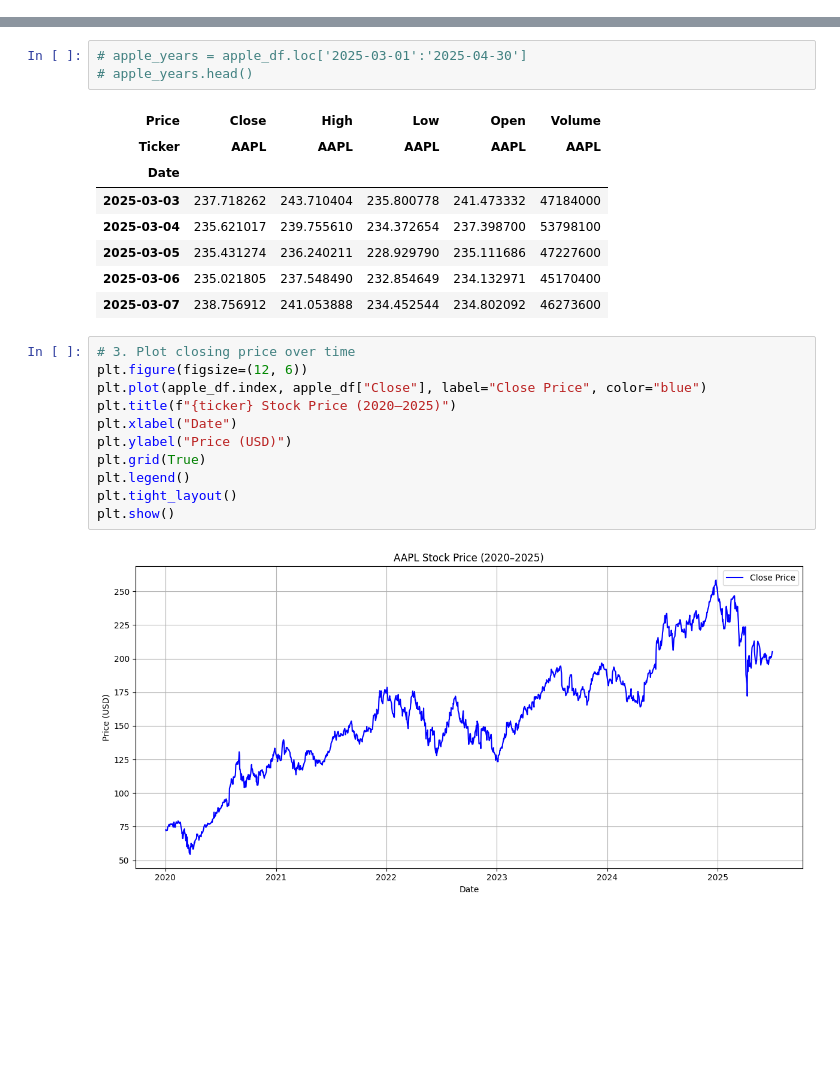
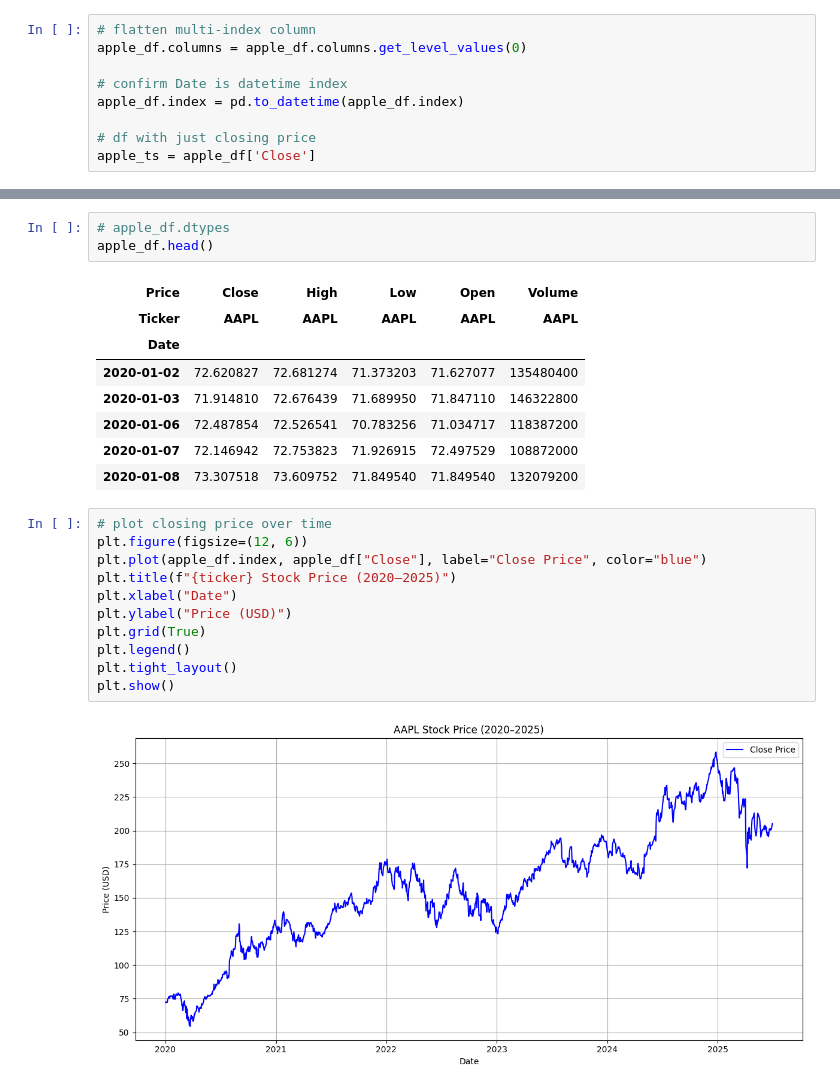
Before and after one commit to edmiller824/sf_tech, a Jupyter notebook: ts_analysis_apple.ipynb, the cells around one changed output, grey strips where cells are left out. Saved outputs shown, nothing was run; the diff lists cells and outputs as text; blank space fills up the shorter version.

Commit message:
completed initial run of time series analysis; updated .gitignore

```diff
--- a/ts_analysis_apple.ipynb
+++ b/ts_analysis_apple.ipynb
@@ -29 +30,10 @@ Date
 2020-01-08  73.307518  73.609752  71.849540  71.849540  132079200
+# %%
+# flatten multi-index column
+apple_df.columns = apple_df.columns.get_level_values(0)
+
+# confirm Date is datetime index
+apple_df.index = pd.to_datetime(apple_df.index)
+
+# df with just closing price
+apple_ts = apple_df['Close']
@@ -30,17 +52,17 @@ Date
 # %%
-# apple_years = apple_df.loc['2025-03-01':'2025-04-30']
-# apple_years.head()
+# apple_df.dtypes
+apple_df.head()
 # %% [output]
 | Price | Close | High | Low | Open | Volume |
 | Ticker | AAPL | AAPL | AAPL | AAPL | AAPL |
 | Date |  |  |  |  |  |
-| 2025-03-03 | 237.718262 | 243.710404 | 235.800778 | 241.473332 | 47184000 |
-| 2025-03-04 | 235.621017 | 239.755610 | 234.372654 | 237.398700 | 53798100 |
-| 2025-03-05 | 235.431274 | 236.240211 | 228.929790 | 235.111686 | 47227600 |
-| 2025-03-06 | 235.021805 | 237.548490 | 232.854649 | 234.132971 | 45170400 |
-| 2025-03-07 | 238.756912 | 241.053888 | 234.452544 | 234.802092 | 46273600 |
+| 2020-01-02 | 72.620827 | 72.681274 | 71.373203 | 71.627077 | 135480400 |
+| 2020-01-03 | 71.914810 | 72.676439 | 71.689950 | 71.847110 | 146322800 |
+| 2020-01-06 | 72.487854 | 72.526541 | 70.783256 | 71.034717 | 118387200 |
+| 2020-01-07 | 72.146942 | 72.753823 | 71.926915 | 72.497529 | 108872000 |
+| 2020-01-08 | 73.307518 | 73.609752 | 71.849540 | 71.849540 | 132079200 |
 # %%
-# 3. Plot closing price over time
+# plot closing price over time
 plt.figure(figsize=(12, 6))
 plt.plot(apple_df.index, apple_df["Close"], label="Close Price", color="blue")
 plt.title(f"{ticker} Stock Price (2020–2025)")
```
Also changed, not shown: parts of 13 cells of this notebook, 1 other file.
